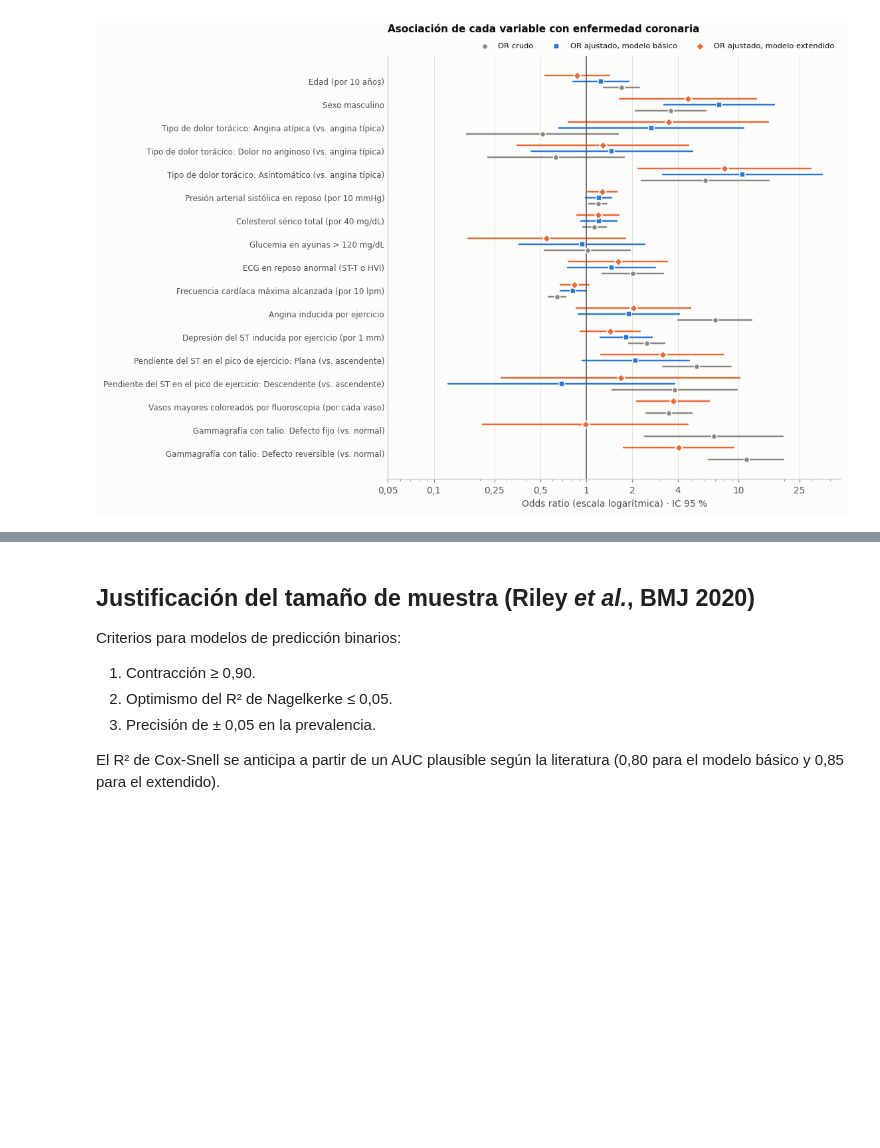
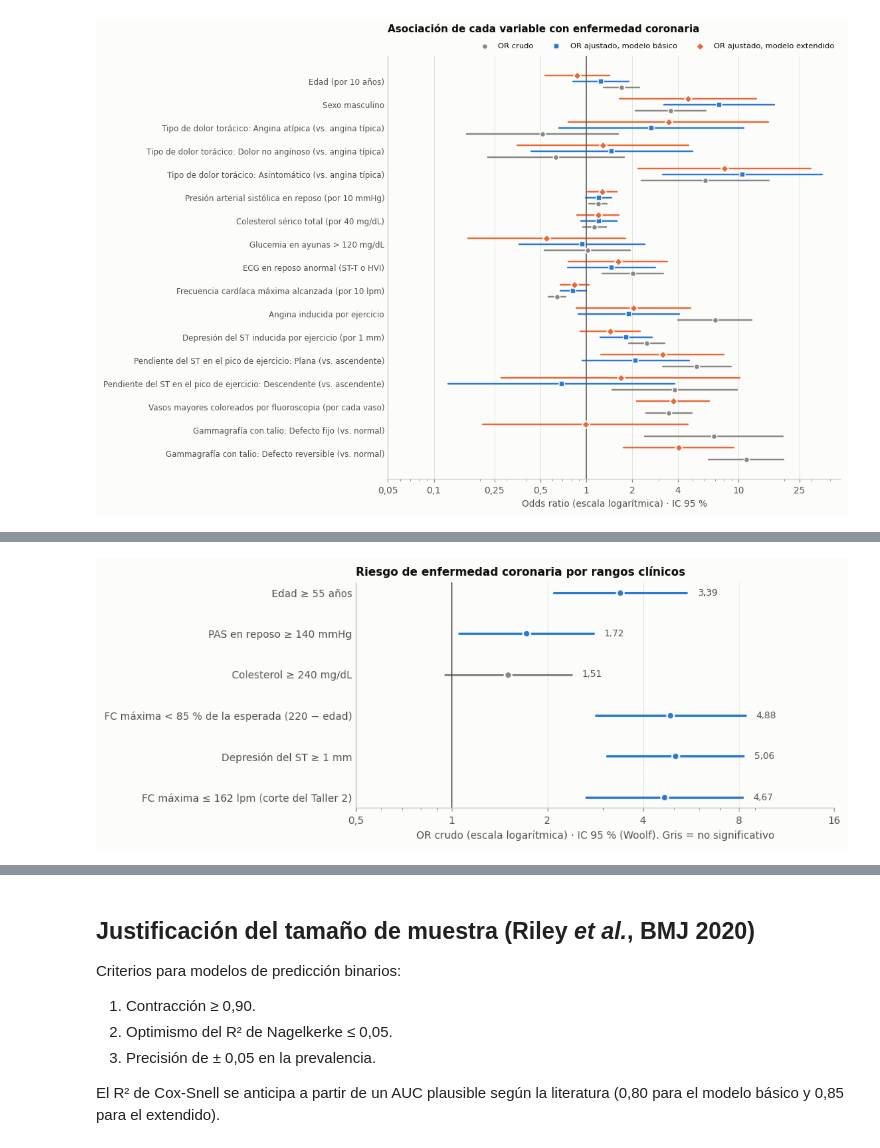
Before and after one commit to AlejandroP212/Proyecto_Final_Healtech1, a Jupyter notebook: notebooks/03_asociacion.ipynb, the cells around one changed output, grey strips where cells are left out. Saved outputs shown, nothing was run; the diff lists cells and outputs as text; code cells hidden in the pictures; blank space fills up the shorter version.

```diff
--- a/notebooks/03_asociacion.ipynb
+++ b/notebooks/03_asociacion.ipynb
@@ -252,0 +423,24 @@ fig_forest(crude, or_b, or_e)
+# %%
+
+def fig_or_rangos(t):
+    setup()
+    t = t.iloc[::-1].reset_index(drop=True)
+    fig, ax = plt.subplots(figsize=(7.6, 3.6))
+    for i, r in t.iterrows():
+        col = K["m_basico"] if r.IC95_inf > 1 or r.IC95_sup < 1 else K["muted"]
+        ax.plot([r.IC95_inf, r.IC95_sup], [i, i], color=col, lw=2, solid_capstyle="round")
+        ax.scatter(r.OR, i, s=40, color=col, edgecolor=K["surface"], linewidth=1.5, zorder=3)
+        ax.text(r.IC95_sup * 1.08, i, f"{r.OR:.2f}".replace(".", ","), va="center", fontsize=8, color=K["ink2"])
+    ax.axvline(1, color=K["ink2"], lw=1)
+    ax.set_xscale("log")
+    ax.set_xticks([0.5, 1, 2, 4, 8, 16], ["0,5", "1", "2", "4", "8", "16"])
+    ax.set_yticks(range(len(t)), t.rango)
+    ax.tick_params(axis="y", length=0); ax.grid(axis="y", visible=False)
+    ax.set_xlabel("OR crudo (escala logarítmica) · IC 95 % (Woolf). Gris = no significativo")
+    ax.set_title("Riesgo de enfermedad coronaria por rangos clínicos")
+    save(fig, "fig13_or_por_rangos")
+
+
+fig_or_rangos(or_rangos)
+# %% [output]
+[figure, added]
```
Also changed, not shown: parts of 10 cells of this notebook, 30 other files.
